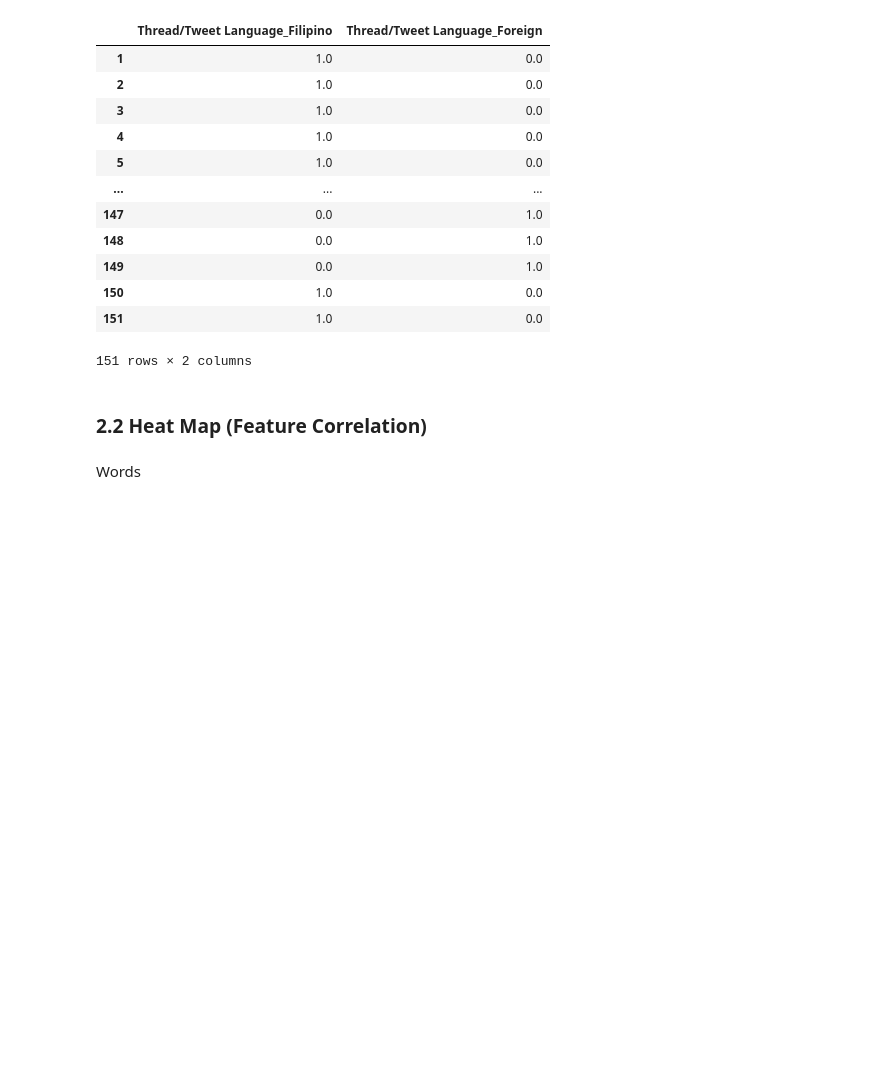
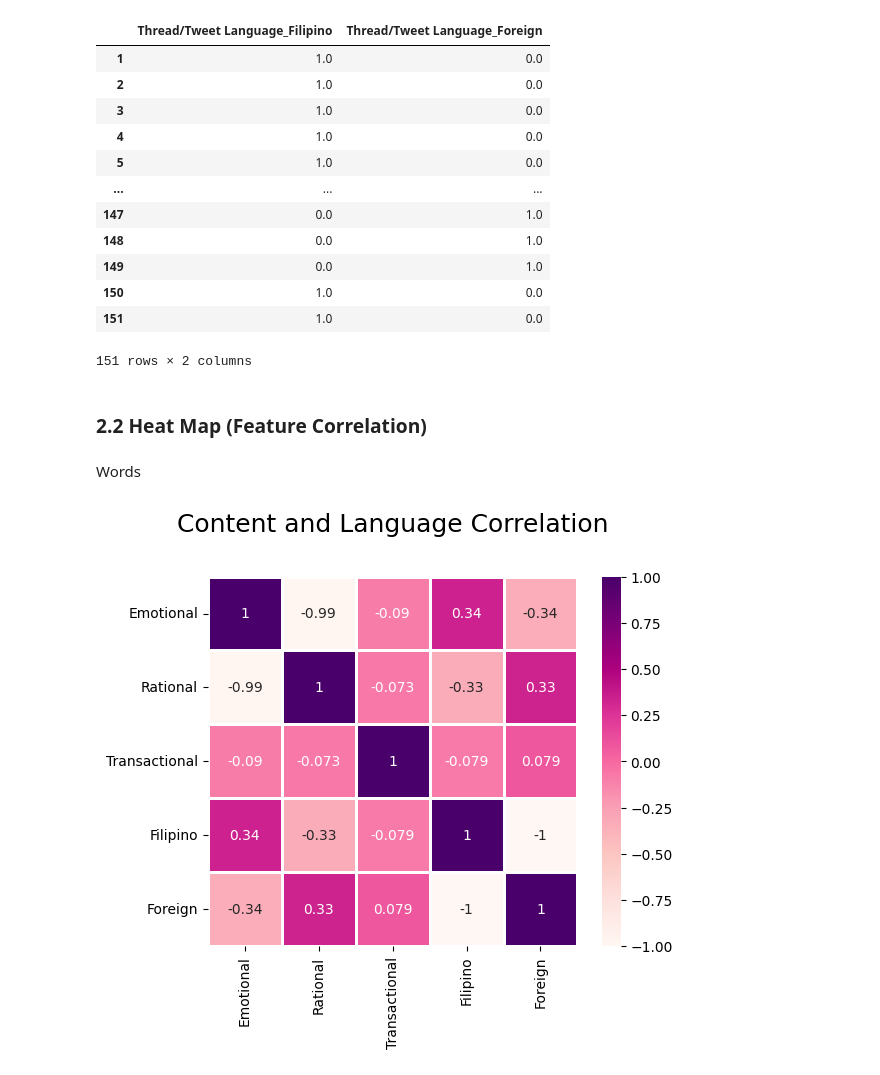
Before and after one commit to KituIco/cs132-g28-covid-vaccine-implants, a Jupyter notebook: misc/Data-Exploration-Encoding.ipynb, the cells around one changed output. Cells and saved outputs as stored; diff of their text form; code cells hidden in the pictures; blank space fills up the shorter version.

Commit message:
heat map correlation

```diff
--- a/misc/Data-Exploration-Encoding.ipynb
+++ b/misc/Data-Exploration-Encoding.ipynb
@@ -221,6 +221,25 @@ language_encoded
 ### 2.2 Heat Map (Feature Correlation)
 # %% [markdown]
 Words
+# %%
+import matplotlib.pyplot as plt
+import seaborn as sns
+
+heat_map = pd.DataFrame({
+    'Emotional' : content_encoded['Content type_Emotional'],
+    'Rational' : content_encoded['Content type_Rational'],
+    'Transactional' : content_encoded['Content type_Transactional'],
+    'Filipino' : language_encoded['Thread/Tweet Language_Filipino'],
+    'Foreign' : language_encoded['Thread/Tweet Language_Foreign'],
+})
+
+plt.title('Content and Language Correlation', size=18, y=1.1)
+sns.heatmap(heat_map.astype(float).corr(),
+            cmap=plt.cm.RdPu, linecolor='white', annot=True,
+            linewidths=1, vmax=1.0, square=True)
+plt.show()
+# %% [output]
+[figure, added]
 # %%
 import plotly.express as px
 
```
Also changed, not shown: parts of 2 cells of this notebook.
